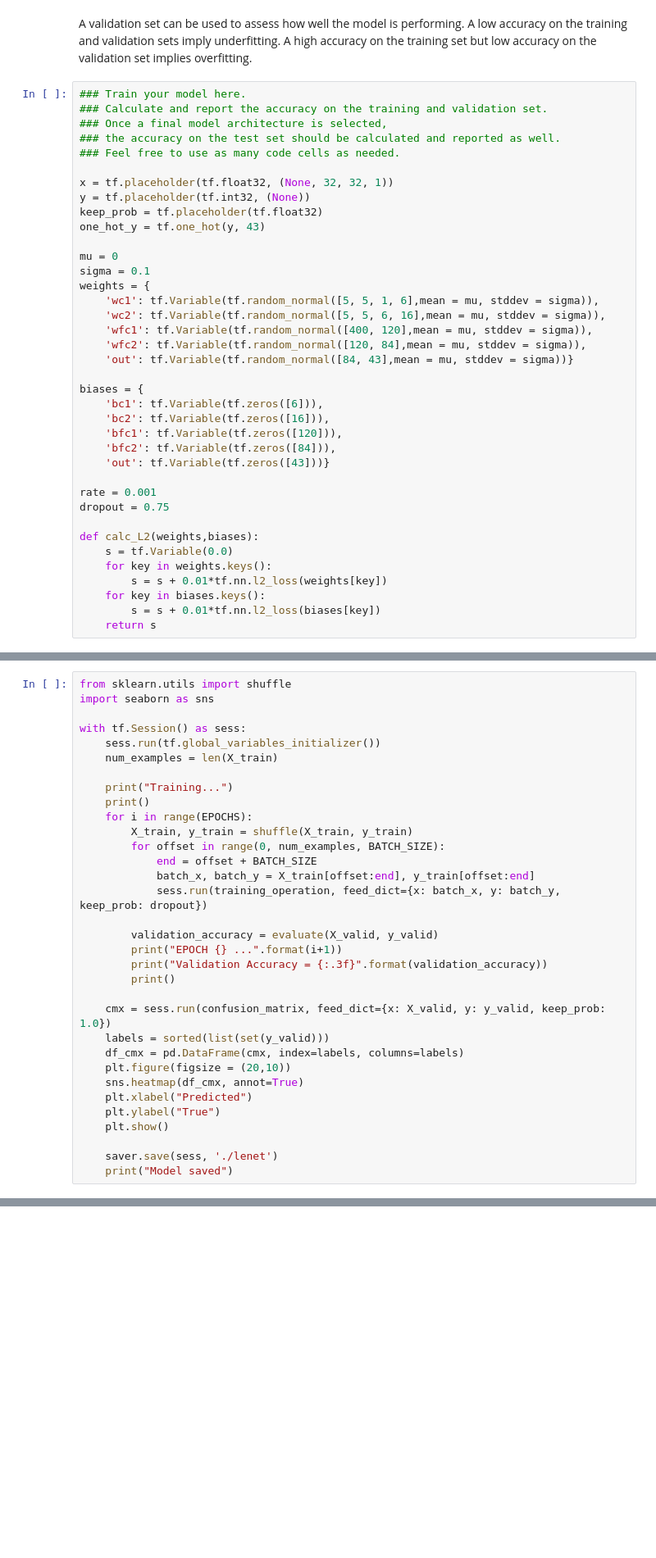
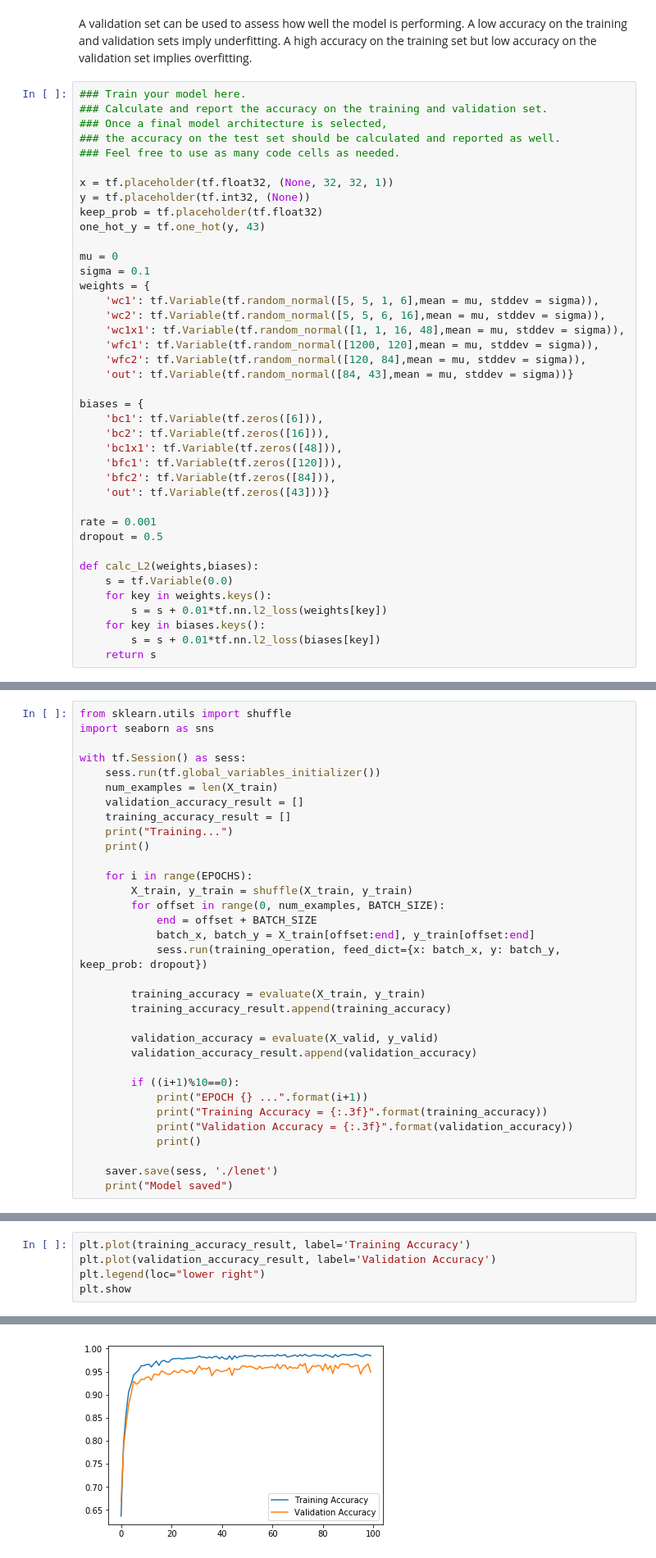
Before and after one commit to soyaoki/CarND-Traffic-Sign-Classifier, a Jupyter notebook: Traffic_Sign_Classifier.ipynb, the cells around one changed output, grey strips where cells are left out. Shown at 82% size. Drawn from its saved outputs; the diff is of its cells as text; blank space fills up the shorter version.

```diff
--- a/Traffic_Sign_Classifier.ipynb
+++ b/Traffic_Sign_Classifier.ipynb
@@ -395,19 +504,21 @@ sigma = 0.1
 weights = {
     'wc1': tf.Variable(tf.random_normal([5, 5, 1, 6],mean = mu, stddev = sigma)),
     'wc2': tf.Variable(tf.random_normal([5, 5, 6, 16],mean = mu, stddev = sigma)),
-    'wfc1': tf.Variable(tf.random_normal([400, 120],mean = mu, stddev = sigma)),
+    'wc1x1': tf.Variable(tf.random_normal([1, 1, 16, 48],mean = mu, stddev = sigma)),
+    'wfc1': tf.Variable(tf.random_normal([1200, 120],mean = mu, stddev = sigma)),
     'wfc2': tf.Variable(tf.random_normal([120, 84],mean = mu, stddev = sigma)),
     'out': tf.Variable(tf.random_normal([84, 43],mean = mu, stddev = sigma))}
 
 biases = {
     'bc1': tf.Variable(tf.zeros([6])),
     'bc2': tf.Variable(tf.zeros([16])),
+    'bc1x1': tf.Variable(tf.zeros([48])),
     'bfc1': tf.Variable(tf.zeros([120])),
     'bfc2': tf.Variable(tf.zeros([84])),
     'out': tf.Variable(tf.zeros([43]))}
 
 rate = 0.001
-dropout = 0.75
+dropout = 0.5
 
 def calc_L2(weights,biases):
     s = tf.Variable(0.0)
@@ -444,9 +555,11 @@ import seaborn as sns
 with tf.Session() as sess:
     sess.run(tf.global_variables_initializer())
     num_examples = len(X_train)
-
+    validation_accuracy_result = []
+    training_accuracy_result = []
     print("Training...")
     print()
+
     for i in range(EPOCHS):
         X_train, y_train = shuffle(X_train, y_train)
         for offset in range(0, num_examples, BATCH_SIZE):
@@ -454,19 +567,17 @@ with tf.Session() as sess:
             batch_x, batch_y = X_train[offset:end], y_train[offset:end]
             sess.run(training_operation, feed_dict={x: batch_x, y: batch_y, keep_prob: dropout})
 
+        training_accuracy = evaluate(X_train, y_train)
+        training_accuracy_result.append(training_accuracy)
+
         validation_accuracy = evaluate(X_valid, y_valid)
-        print("EPOCH {} ...".format(i+1))
-        print("Validation Accuracy = {:.3f}".format(validation_accuracy))
-        print()
+        validation_accuracy_result.append(validation_accuracy)
 
-    cmx = sess.run(confusion_matrix, feed_dict={x: X_valid, y: y_valid, keep_prob: 1.0})
-    labels = sorted(list(set(y_valid)))
-    df_cmx = pd.DataFrame(cmx, index=labels, columns=labels)
-    plt.figure(figsize = (20,10))
-    sns.heatmap(df_cmx, annot=True)
-    plt.xlabel("Predicted")
-    plt.ylabel("True")
-    plt.show()
+        if ((i+1)%10==0):
+            print("EPOCH {} ...".format(i+1))
+            print("Training Accuracy = {:.3f}".format(training_accuracy))
+            print("Validation Accuracy = {:.3f}".format(validation_accuracy))
+            print()
 
     saver.save(sess, './lenet')
     print("Model saved")
@@ -492,0 +602,6 @@ Model saved
+# %%
+plt.plot(training_accuracy_result, label='Training Accuracy')
+plt.plot(validation_accuracy_result, label='Validation Accuracy')
+plt.legend(loc="lower right")
+plt.show
+# %% [output]
@@ -493,3 +609,4 @@ Model saved
+[figure, added]
 # %%
 with tf.Session() as sess:
     saver.restore(sess, tf.train.latest_checkpoint('.'))
```
Also changed, not shown: parts of 26 cells of this notebook, 21 other files.
